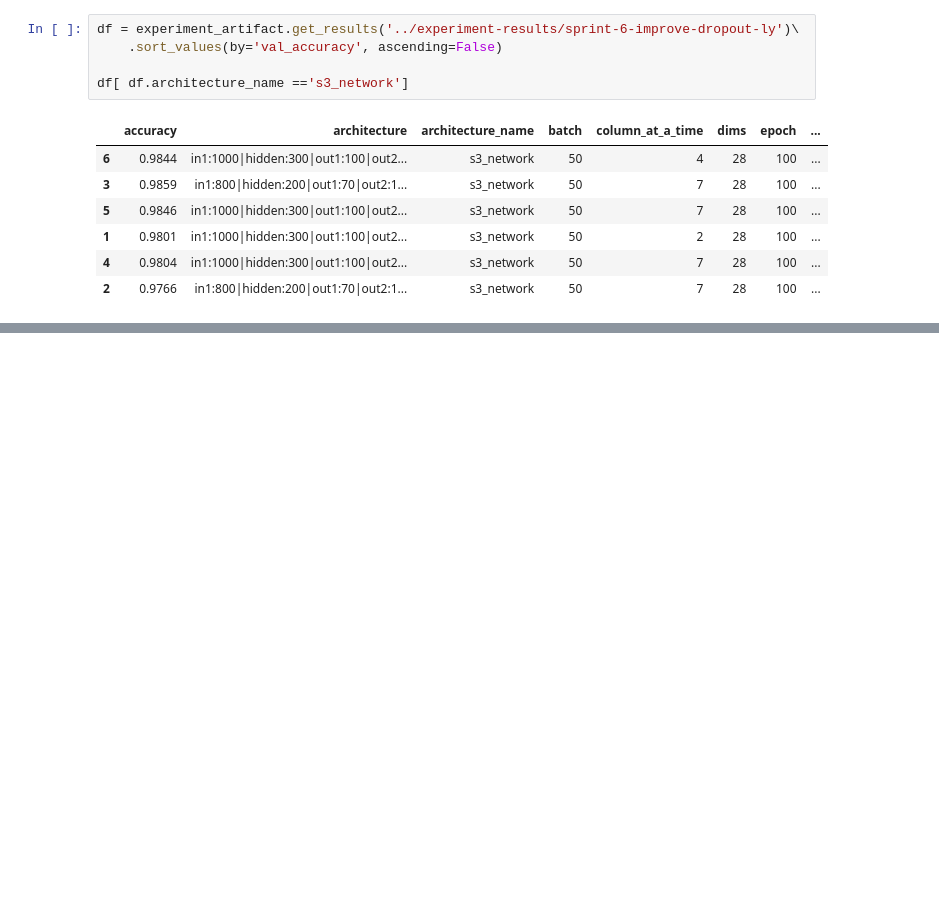
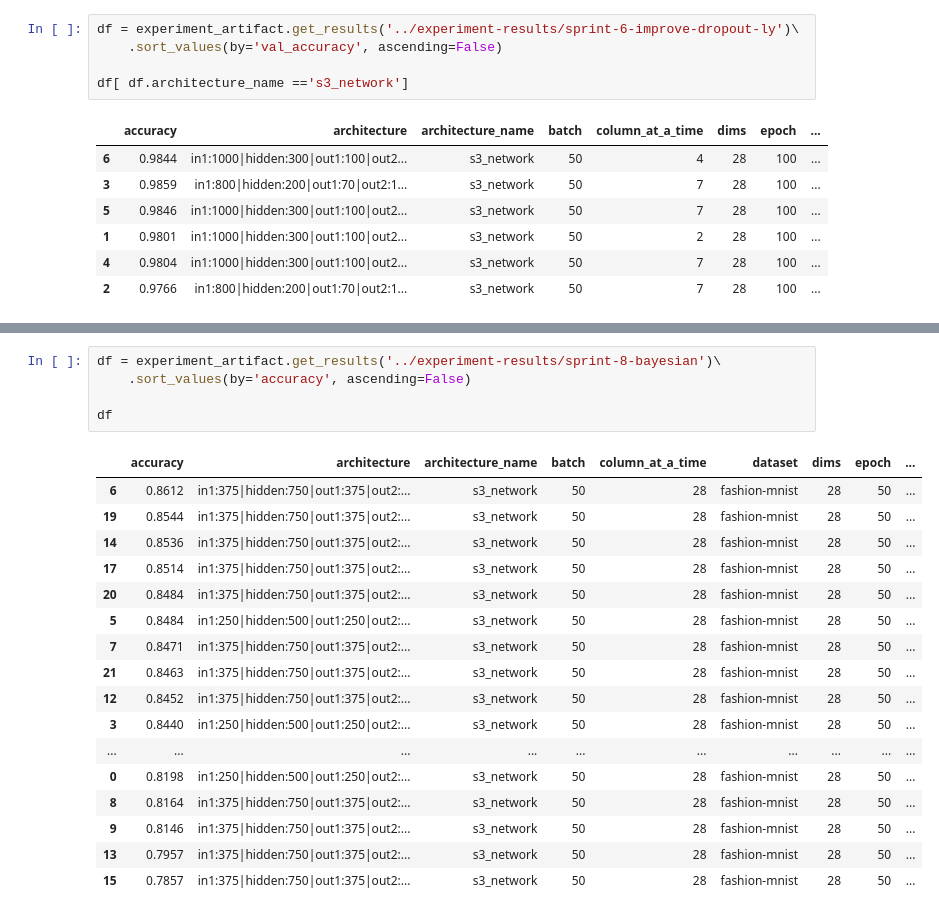
Before and after one commit to p16i/thesis-designing-recurrent-neural-networks-for-explainability, a Jupyter notebook: notebooks/visualize-results.ipynb, the cells around one changed output, grey strips where cells are left out. Cells and saved outputs as stored; diff of their text form; blank space fills up the shorter version.

```diff
--- a/notebooks/visualize-results.ipynb
+++ b/notebooks/visualize-results.ipynb
@@ -212,0 +233,23 @@ df[ df.architecture_name =='s3_network']
+# %%
+df = experiment_artifact.get_results('../experiment-results/sprint-8-bayesian')\
+    .sort_values(by='accuracy', ascending=False)
+
+df
+# %% [output]
+|  | accuracy | architecture | architecture_name | batch | column_at_a_time | dataset | dims | epoch | ... |
+| 6 | 0.8612 | in1:375|hidden:750|out1:375|out2:... | s3_network | 50 | 28 | fashion-mnist | 28 | 50 | ... |
+| 19 | 0.8544 | in1:375|hidden:750|out1:375|out2:... | s3_network | 50 | 28 | fashion-mnist | 28 | 50 | ... |
+| 14 | 0.8536 | in1:375|hidden:750|out1:375|out2:... | s3_network | 50 | 28 | fashion-mnist | 28 | 50 | ... |
+| 17 | 0.8514 | in1:375|hidden:750|out1:375|out2:... | s3_network | 50 | 28 | fashion-mnist | 28 | 50 | ... |
+| 20 | 0.8484 | in1:375|hidden:750|out1:375|out2:... | s3_network | 50 | 28 | fashion-mnist | 28 | 50 | ... |
+| 5 | 0.8484 | in1:250|hidden:500|out1:250|out2:... | s3_network | 50 | 28 | fashion-mnist | 28 | 50 | ... |
+| 7 | 0.8471 | in1:375|hidden:750|out1:375|out2:... | s3_network | 50 | 28 | fashion-mnist | 28 | 50 | ... |
+| 21 | 0.8463 | in1:375|hidden:750|out1:375|out2:... | s3_network | 50 | 28 | fashion-mnist | 28 | 50 | ... |
+| 12 | 0.8452 | in1:375|hidden:750|out1:375|out2:... | s3_network | 50 | 28 | fashion-mnist | 28 | 50 | ... |
+| 3 | 0.8440 | in1:250|hidden:500|out1:250|out2:... | s3_network | 50 | 28 | fashion-mnist | 28 | 50 | ... |
+| ... | ... | ... | ... | ... | ... | ... | ... | ... | ... |
+| 0 | 0.8198 | in1:250|hidden:500|out1:250|out2:... | s3_network | 50 | 28 | fashion-mnist | 28 | 50 | ... |
+| 8 | 0.8164 | in1:375|hidden:750|out1:375|out2:... | s3_network | 50 | 28 | fashion-mnist | 28 | 50 | ... |
+| 9 | 0.8146 | in1:375|hidden:750|out1:375|out2:... | s3_network | 50 | 28 | fashion-mnist | 28 | 50 | ... |
+| 13 | 0.7957 | in1:375|hidden:750|out1:375|out2:... | s3_network | 50 | 28 | fashion-mnist | 28 | 50 | ... |
+| 15 | 0.7857 | in1:375|hidden:750|out1:375|out2:... | s3_network | 50 | 28 | fashion-mnist | 28 | 50 | ... |
```
Also changed, not shown: parts of 3 cells of this notebook, 2 other files.
